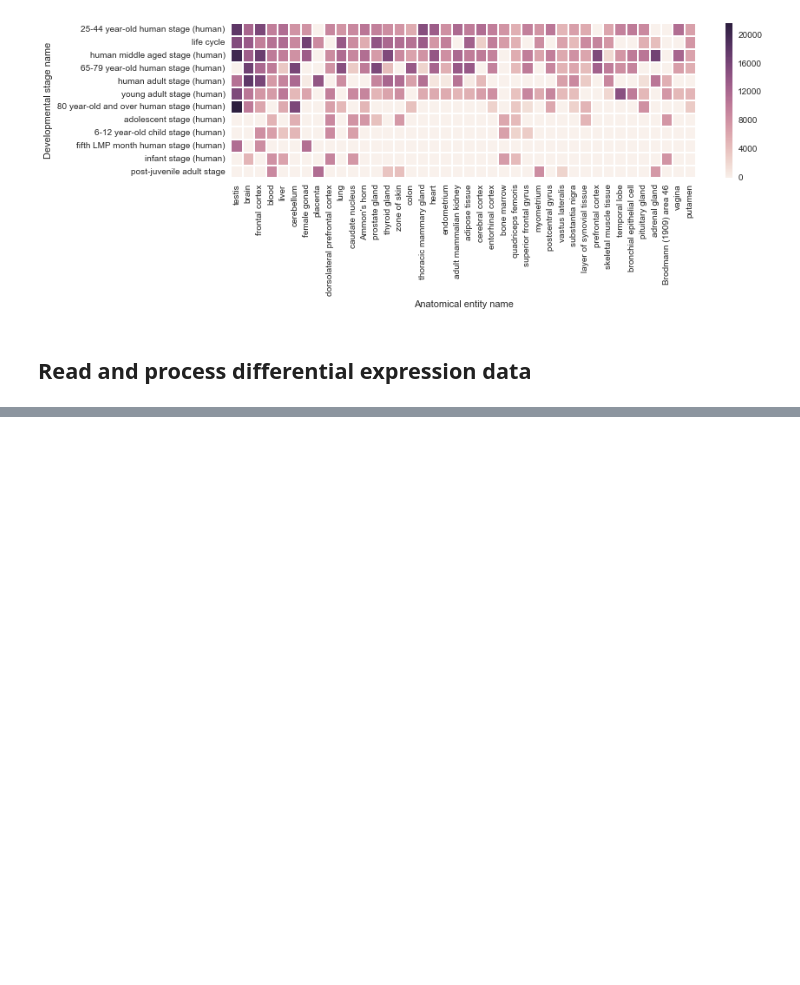
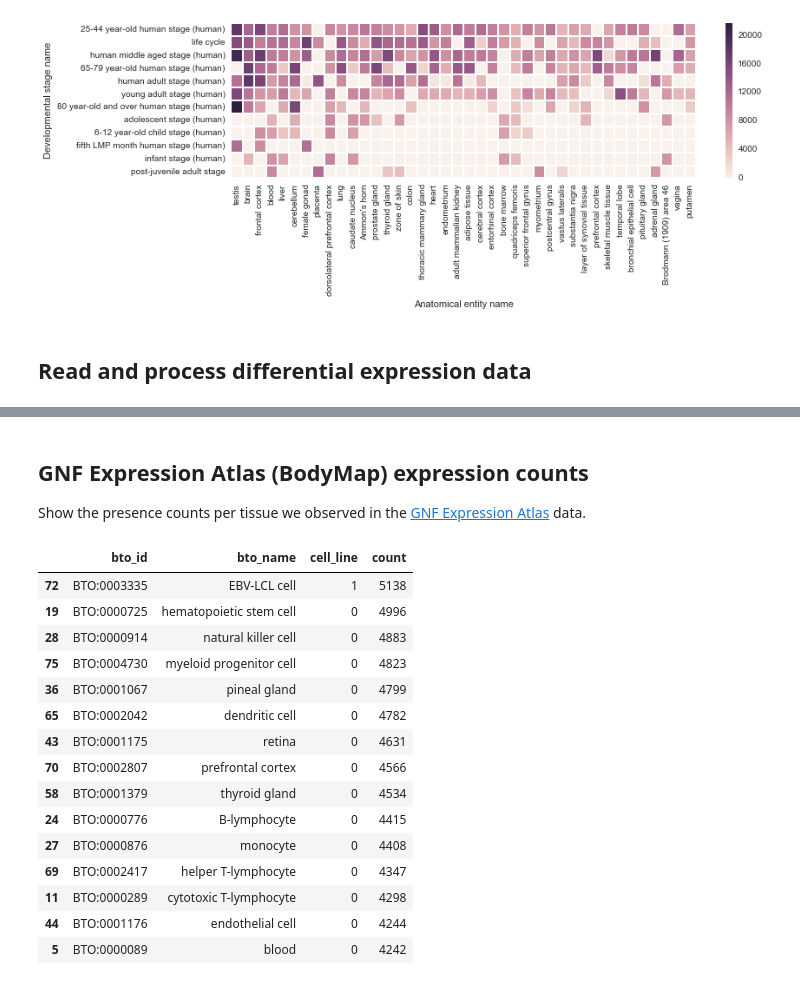
Before and after one commit to dhimmel/bgee, a Jupyter notebook: bgee.ipynb, the cells around one changed output, grey strips where cells are left out. Saved outputs shown, nothing was run; the diff lists cells and outputs as text; code cells hidden in the pictures; blank space fills up the shorter version.

```diff
--- a/bgee.ipynb
+++ b/bgee.ipynb
@@ -109,0 +152,4 @@ entrez_map_df.head()
+# %% [markdown]
+## GNF Expression Atlas (BodyMap) expression counts
+
+Show the presence counts per tissue we observed in the [GNF Expression Atlas](https://dx.doi.org/10.1073/pnas.0400782101) data.
@@ -109,0 +171,24 @@ entrez_map_df.head()
+# %%
+# Compute expressed genes per tissue
+gnf_summary_df = (gnf_df >= 1.4).sum().reset_index()
+gnf_summary_df.columns = ['bto_id', 'count']
+gnf_summary_df = bto_df.merge(gnf_summary_df, how='right')
+gnf_summary_df = gnf_summary_df.sort('count', ascending=False)
+gnf_summary_df.head(15)
+# %% [output]
+|  | bto_id | bto_name | cell_line | count |
+| 72 | BTO:0003335 | EBV-LCL cell | 1 | 5138 |
+| 19 | BTO:0000725 | hematopoietic stem cell | 0 | 4996 |
+| 28 | BTO:0000914 | natural killer cell | 0 | 4883 |
+| 75 | BTO:0004730 | myeloid progenitor cell | 0 | 4823 |
+| 36 | BTO:0001067 | pineal gland | 0 | 4799 |
+| 65 | BTO:0002042 | dendritic cell | 0 | 4782 |
+| 43 | BTO:0001175 | retina | 0 | 4631 |
+| 70 | BTO:0002807 | prefrontal cortex | 0 | 4566 |
+| 58 | BTO:0001379 | thyroid gland | 0 | 4534 |
+| 24 | BTO:0000776 | B-lymphocyte | 0 | 4415 |
+| 27 | BTO:0000876 | monocyte | 0 | 4408 |
+| 69 | BTO:0002417 | helper T-lymphocyte | 0 | 4347 |
+| 11 | BTO:0000289 | cytotoxic T-lymphocyte | 0 | 4298 |
+| 44 | BTO:0001176 | endothelial cell | 0 | 4244 |
+| 5 | BTO:0000089 | blood | 0 | 4242 |
```
Also changed, not shown: parts of 16 cells of this notebook.
